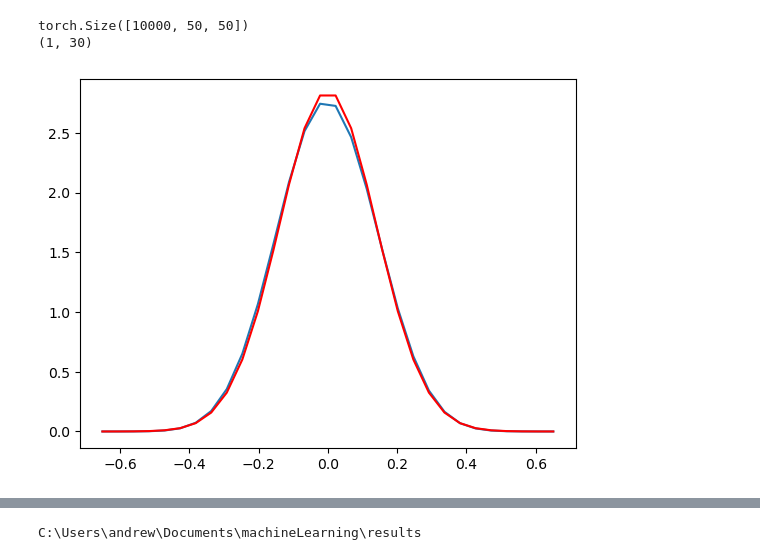
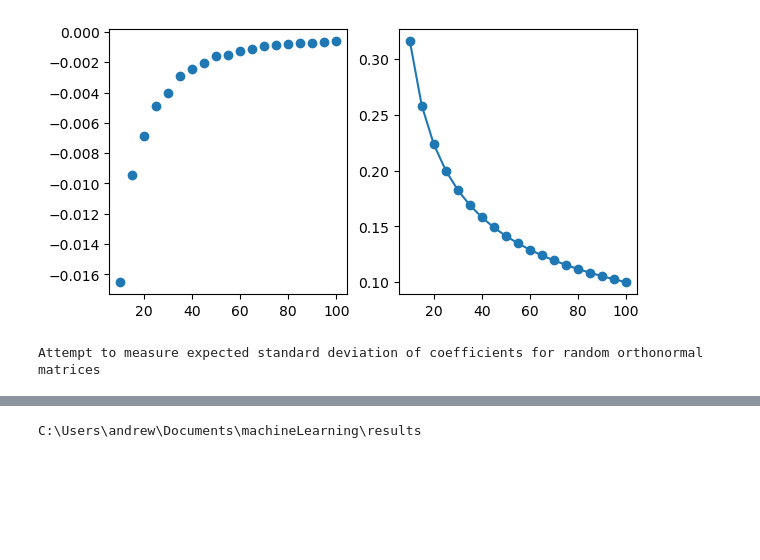
Before and after one commit to landoskape/networkAlignmentAnalysis, a Jupyter notebook: workspace.ipynb, the cells around one changed output, grey strips where cells are left out. Saved outputs shown, nothing was run; the diff lists cells and outputs as text; code cells hidden in the pictures; blank space fills up the shorter version.

```diff
--- a/workspace.ipynb
+++ b/workspace.ipynb
@@ -30,29 +30,34 @@ print('using device: ', DEVICE)
-# %%
-def make_orthonormal(N):
-    Q = torch.linalg.qr(torch.normal(0, 1, (N, N)))[0]
-    check = torch.dist(Q.T @ Q, torch.eye(N))
-    return Q, check
-
-N = 50
-T = 10000
-orth, checks = utils.named_transpose([make_orthonormal(N) for _ in range(T)], reduction=torch.stack)
-bmin, bmax = orth.min(), orth.max()
-babsmax = np.maximum(np.abs(bmin), np.abs(bmax))
-bins = np.linspace(-babsmax, babsmax, 31)
-centers = utils.edge2center(bins)
-counts = np.stack([np.histogram(o, bins=bins, density=True)[0] for o in orth])
-counts = np.mean(counts, axis=0, keepdims=True)
-
-gausspdf = sp.stats.norm.pdf(centers, loc=0, scale=0.14)
-
-print(orth.shape)
-print(counts.shape)
-for count in counts:
-    plt.plot(centers, count)
-plt.plot(centers, gausspdf, c='r')
-plt.show()
-# %% [output]
-torch.Size([10000, 50, 50])
-(1, 30)
-[figure, removed]
+# %%
+def make_orthonormal(N):
+    return torch.linalg.qr(torch.normal(0, 1, (N, N)))[0]
+
+def fit_gaussian(data):
+    mu, std = sp.stats.norm.fit(data)
+    return mu, std
+
+def get_bins(data, num_bins):
+    min, max = data.min(), data.max()
+    absmax = np.maximum(np.abs(min), np.abs(max))
+    bins = np.linspace(-absmax, absmax, num_bins)
+    centers = utils.edge2center(bins)
+    return bins, centers
+
+N = np.linspace(10, 100, 19).astype(int)
+T = 1000
+
+Qs = [torch.stack([make_orthonormal(n) for _ in range(T)]) for n in N]
+bins, centers = utils.named_transpose([get_bins(Q, 31) for Q in Qs])
+
+mu, std = utils.named_transpose([fit_gaussian(Q.flatten()) for Q in Qs])
+
+fig, ax = plt.subplots(1, 2, figsize=(6, 3), layout='constrained')
+ax[0].scatter(N, mu)
+ax[1].scatter(N, std)
+ax[1].plot(N, 1/np.sqrt(N))
+plt.show()
+
+print("Attempt to measure expected standard deviation of coefficients for random orthonormal matrices")
+# %% [output]
+[figure, added]
+Attempt to measure expected standard deviation of coefficients for random orthonormal matrices
 # %%
```
Also changed, not shown: parts of 4 cells of this notebook.
